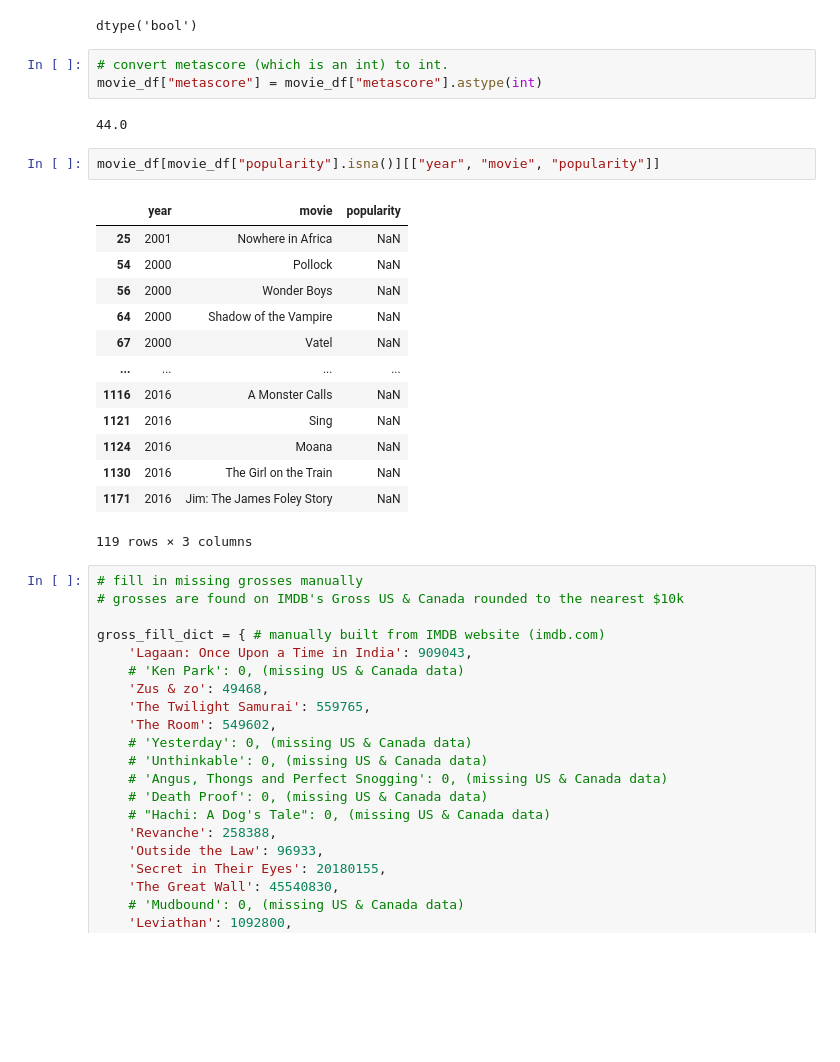
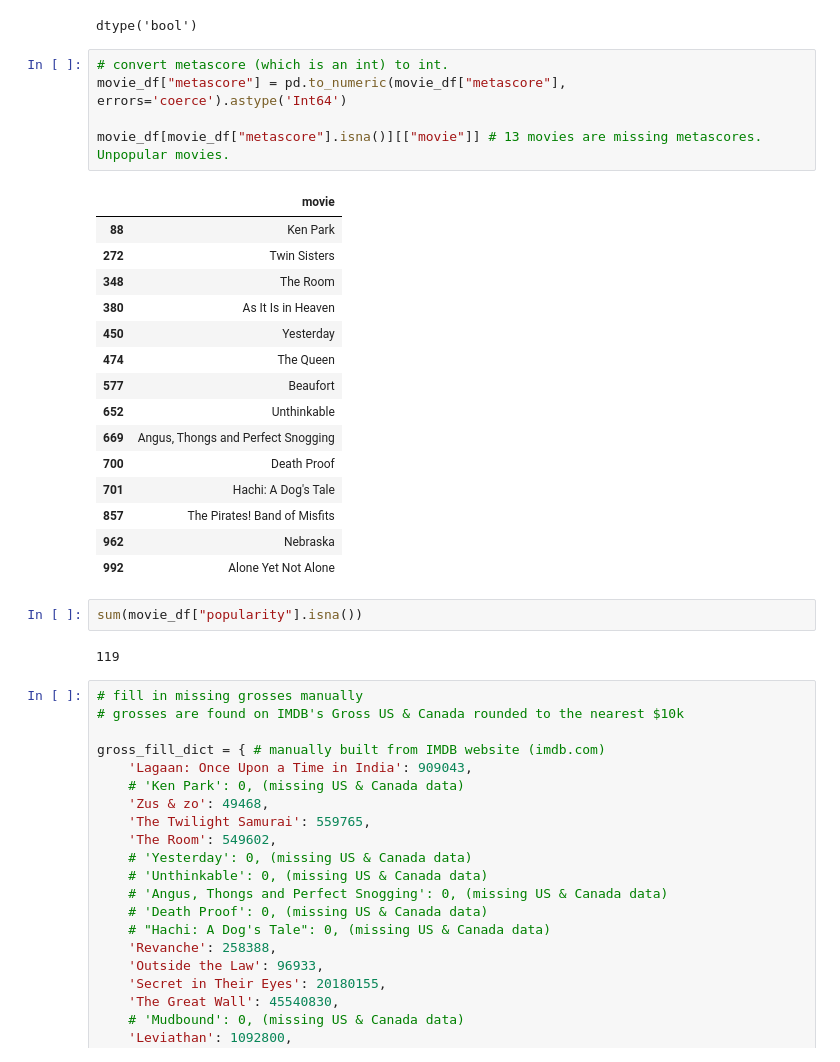
Before and after one commit to ryandecamp/CMSC320FinalProject, a Jupyter notebook: checkpoint2/checkpoint_2.ipynb, the cells around one changed output. Saved outputs shown, nothing was run; the diff lists cells and outputs as text; blank space fills up the shorter version.

```diff
--- a/checkpoint2/checkpoint_2.ipynb
+++ b/checkpoint2/checkpoint_2.ipynb
@@ -49,25 +49,29 @@ movie_df["Oscar_Best_Picture_won"].dtype
 dtype('bool')
 # %%
 # convert metascore (which is an int) to int.
-movie_df["metascore"] = movie_df["metascore"].astype(int)
+movie_df["metascore"] = pd.to_numeric(movie_df["metascore"], errors='coerce').astype('Int64')
+
+movie_df[movie_df["metascore"].isna()][["movie"]] # 13 movies are missing metascores. Unpopular movies.
 # %% [output]
-44.0
+|  | movie |
+| 88 | Ken Park |
+| 272 | Twin Sisters |
+| 348 | The Room |
+| 380 | As It Is in Heaven |
+| 450 | Yesterday |
+| 474 | The Queen |
+| 577 | Beaufort |
+| 652 | Unthinkable |
+| 669 | Angus, Thongs and Perfect Snogging |
+| 700 | Death Proof |
+| 701 | Hachi: A Dog's Tale |
+| 857 | The Pirates! Band of Misfits |
+| 962 | Nebraska |
+| 992 | Alone Yet Not Alone |
 # %%
-movie_df[movie_df["popularity"].isna()][["year", "movie", "popularity"]]
+sum(movie_df["popularity"].isna())
 # %% [output]
-|  | year | movie | popularity |
-| 25 | 2001 | Nowhere in Africa | NaN |
-| 54 | 2000 | Pollock | NaN |
-| 56 | 2000 | Wonder Boys | NaN |
-| 64 | 2000 | Shadow of the Vampire | NaN |
-| 67 | 2000 | Vatel | NaN |
-| ... | ... | ... | ... |
-| 1116 | 2016 | A Monster Calls | NaN |
-| 1121 | 2016 | Sing | NaN |
-| 1124 | 2016 | Moana | NaN |
-| 1130 | 2016 | The Girl on the Train | NaN |
-| 1171 | 2016 | Jim: The James Foley Story | NaN |
-119 rows × 3 columns
+119
 # %%
 # fill in missing grosses manually
 # grosses are found on IMDB's Gross US & Canada rounded to the nearest $10k
```
Also changed, not shown: parts of 1 cell of this notebook.
